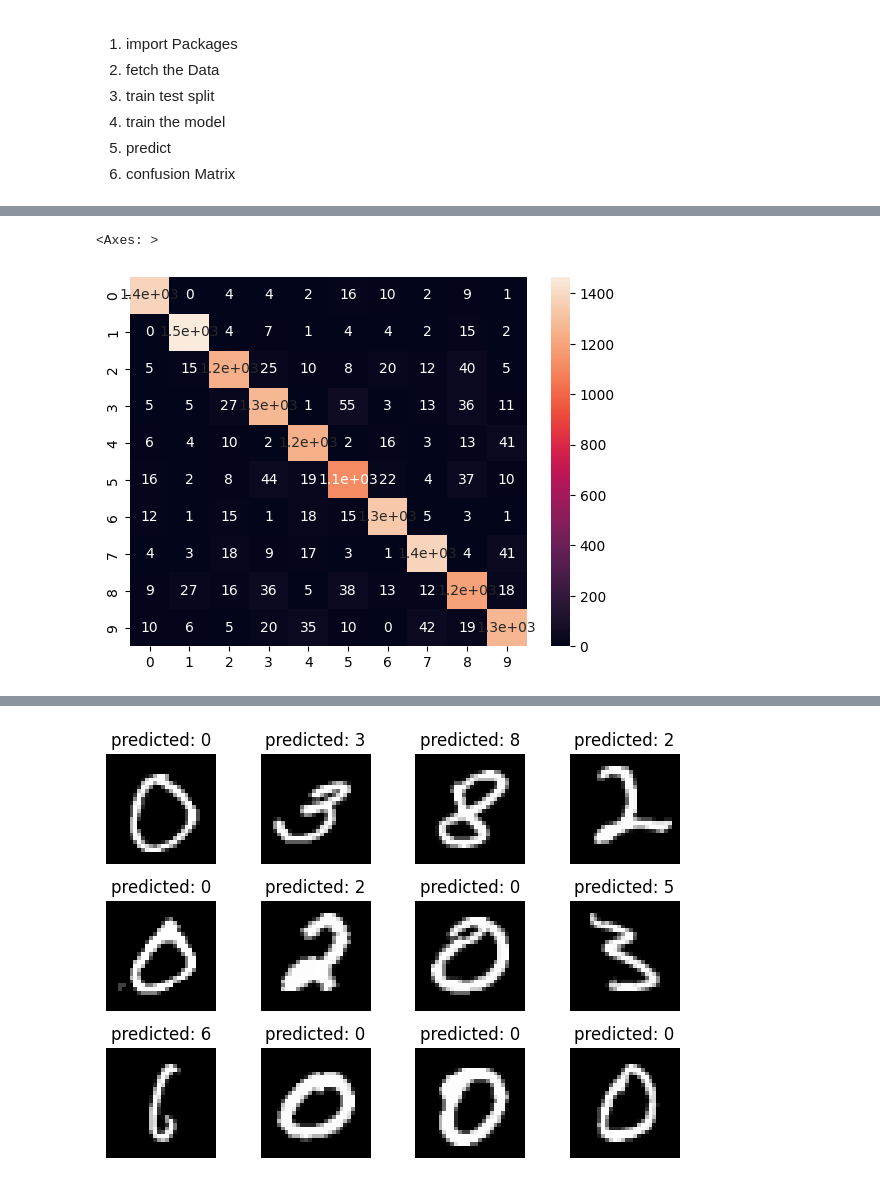
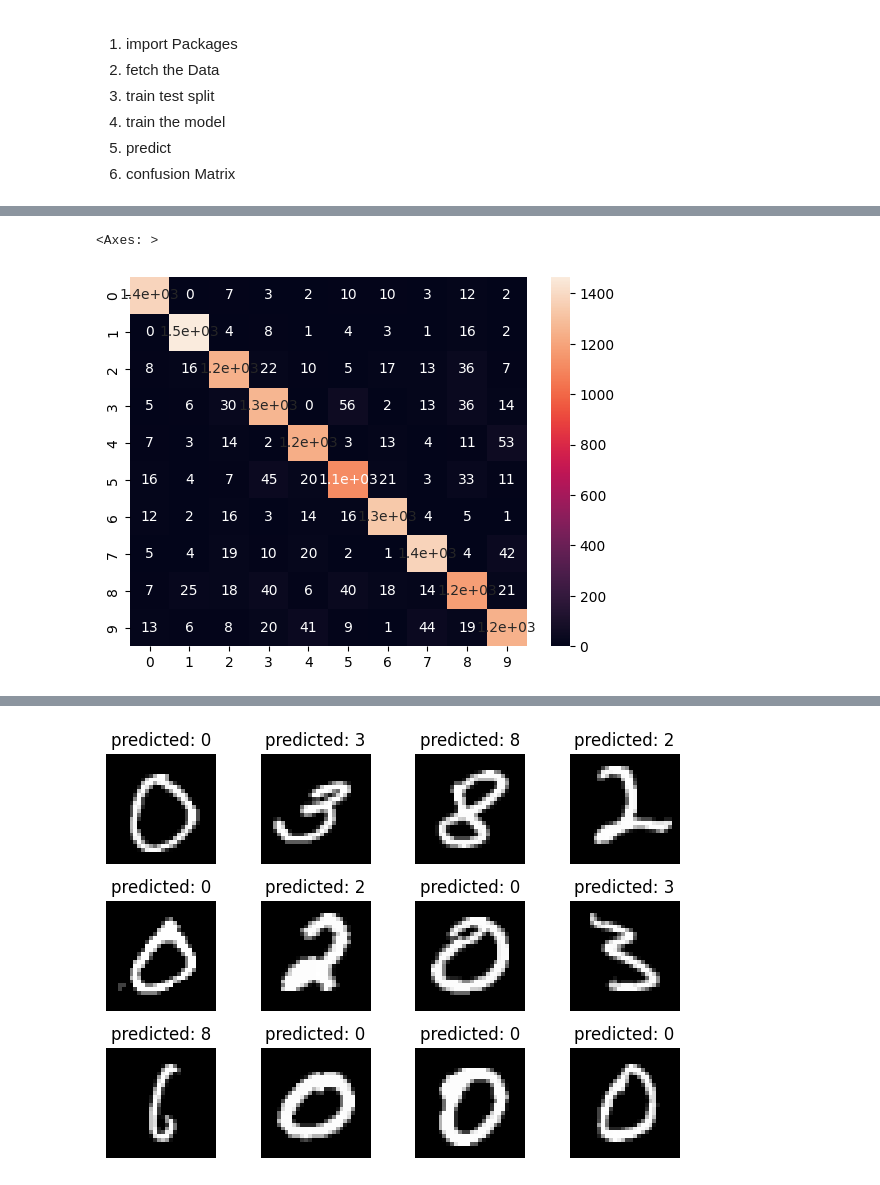
Before and after one commit to negar-ai/ML, a Jupyter notebook: MNIST_digits.ipynb, the cells around one changed output, grey strips where cells are left out. Cells and saved outputs as stored; diff of their text form; code cells hidden in the pictures.

Commit message:
MNIST classification task using Logistic Regression

```diff
--- a/MNIST_digits.ipynb
+++ b/MNIST_digits.ipynb
@@ -27,4 +30,4 @@ x_train, x_test, y_train, y_test = train_test_split(X,y, test_size=0.2,random_st
 # %%
 # use logistic regression for classification the digits
-logR = LogisticRegression()
+logR = LogisticRegression(solver='saga',max_iter=1000)
 logR.fit(x_train,y_train)
@@ -40,9 +34,9 @@ LogisticRegression()
 # %%
 # predict & confusion metrics
 y_pred = logR.predict(x_test)
 confMat= confusion_matrix(y_test,y_pred)
-sns.heatmap(confMat, annot=True,)
+sns.heatmap(confMat, annot=True)
 # %% [output]
 <Axes: >
-[figure, old version]
+[figure, new version]
 # %%
```
Also changed, not shown: parts of 5 cells of this notebook.
